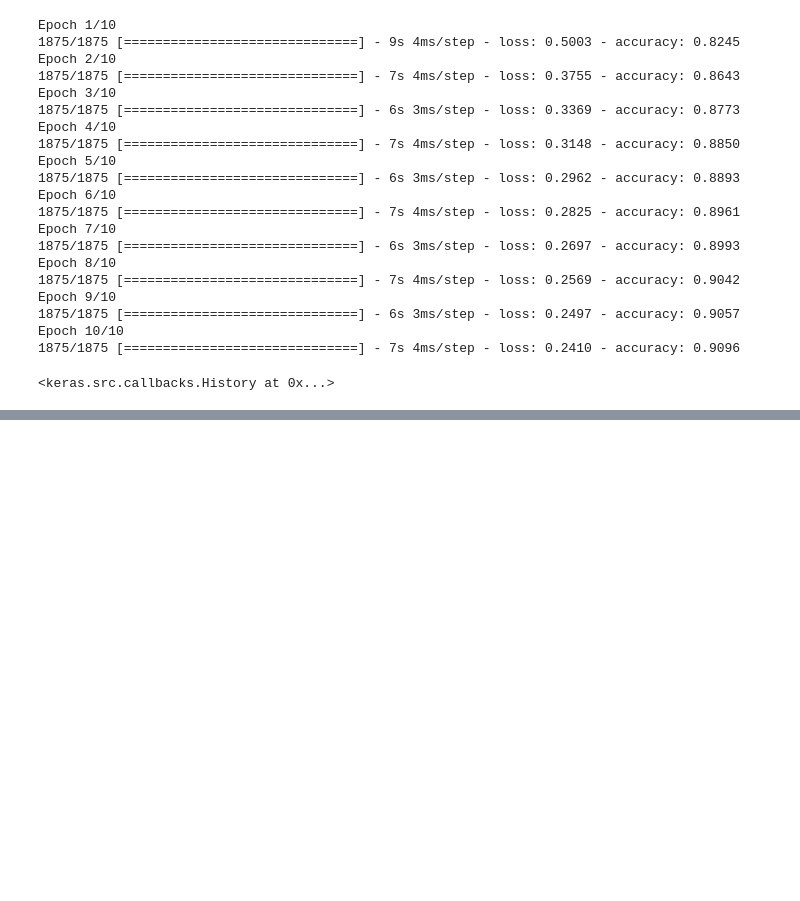
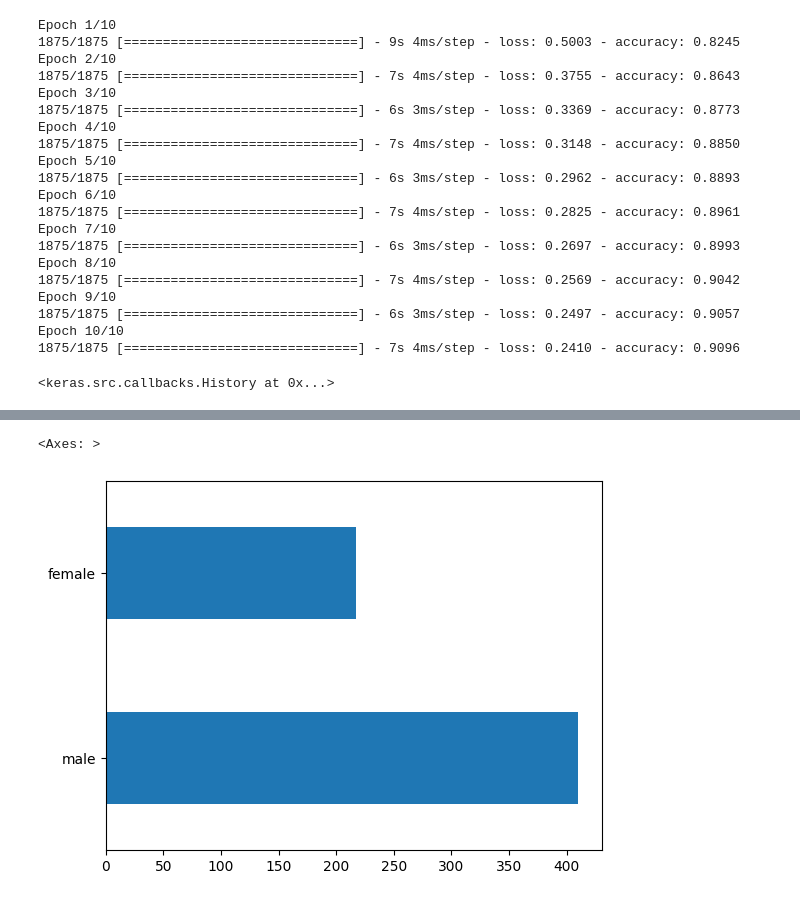
Before and after one commit to jaydeep-aspire/practice, a Jupyter notebook: tensorflow.ipynb, the cells around one changed output, grey strips where cells are left out. Saved outputs shown, nothing was run; the diff lists cells and outputs as text; code cells hidden in the pictures; blank space fills up the shorter version.

```diff
--- a/tensorflow.ipynb
+++ b/tensorflow.ipynb
@@ -87,0 +146,5 @@ Epoch 10/10
+# %%
+dftrain["sex"].value_counts().plot(kind = 'barh')
+# %% [output]
+<Axes: >
+[figure, added]
```
Also changed, not shown: parts of 14 cells of this notebook.
